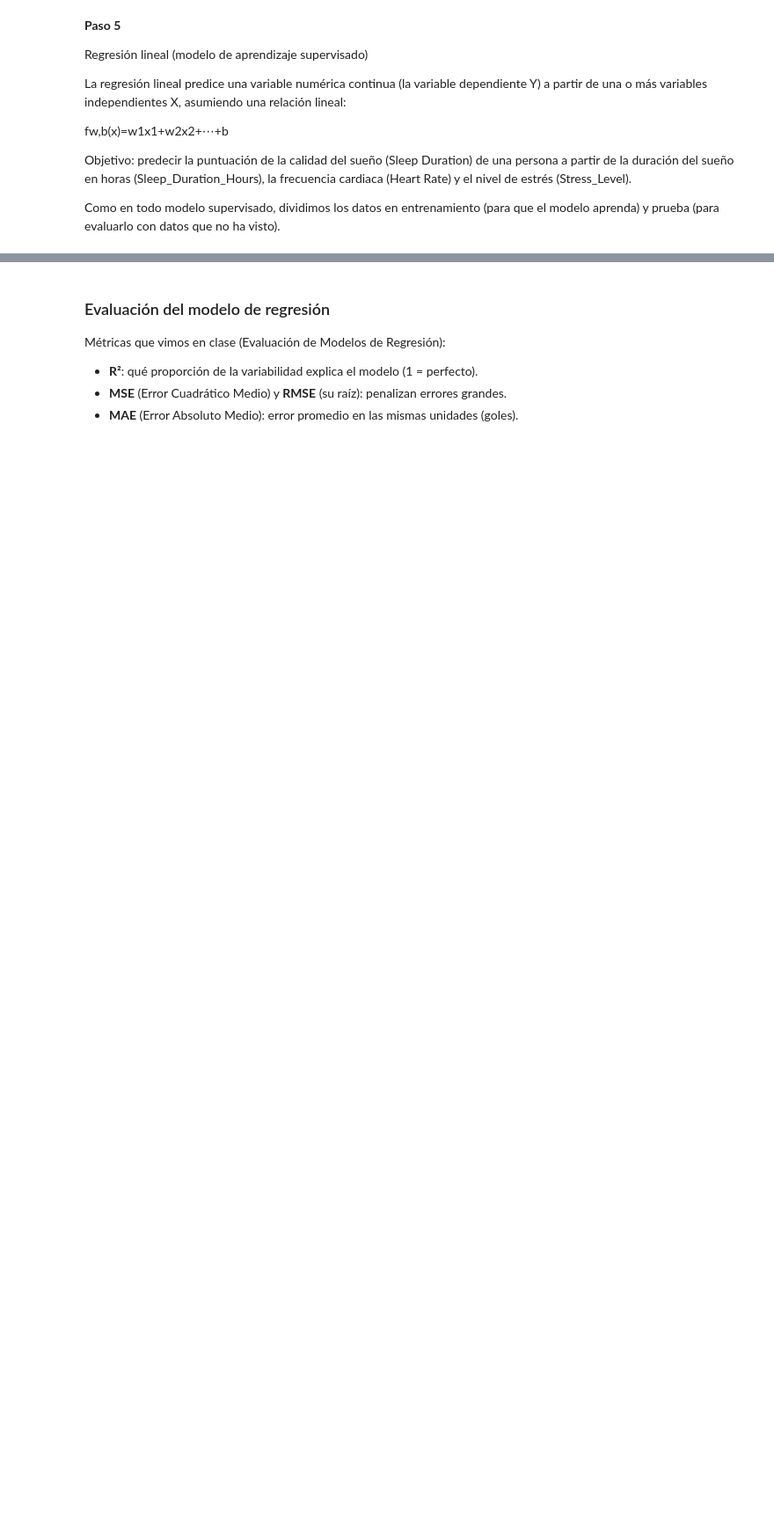
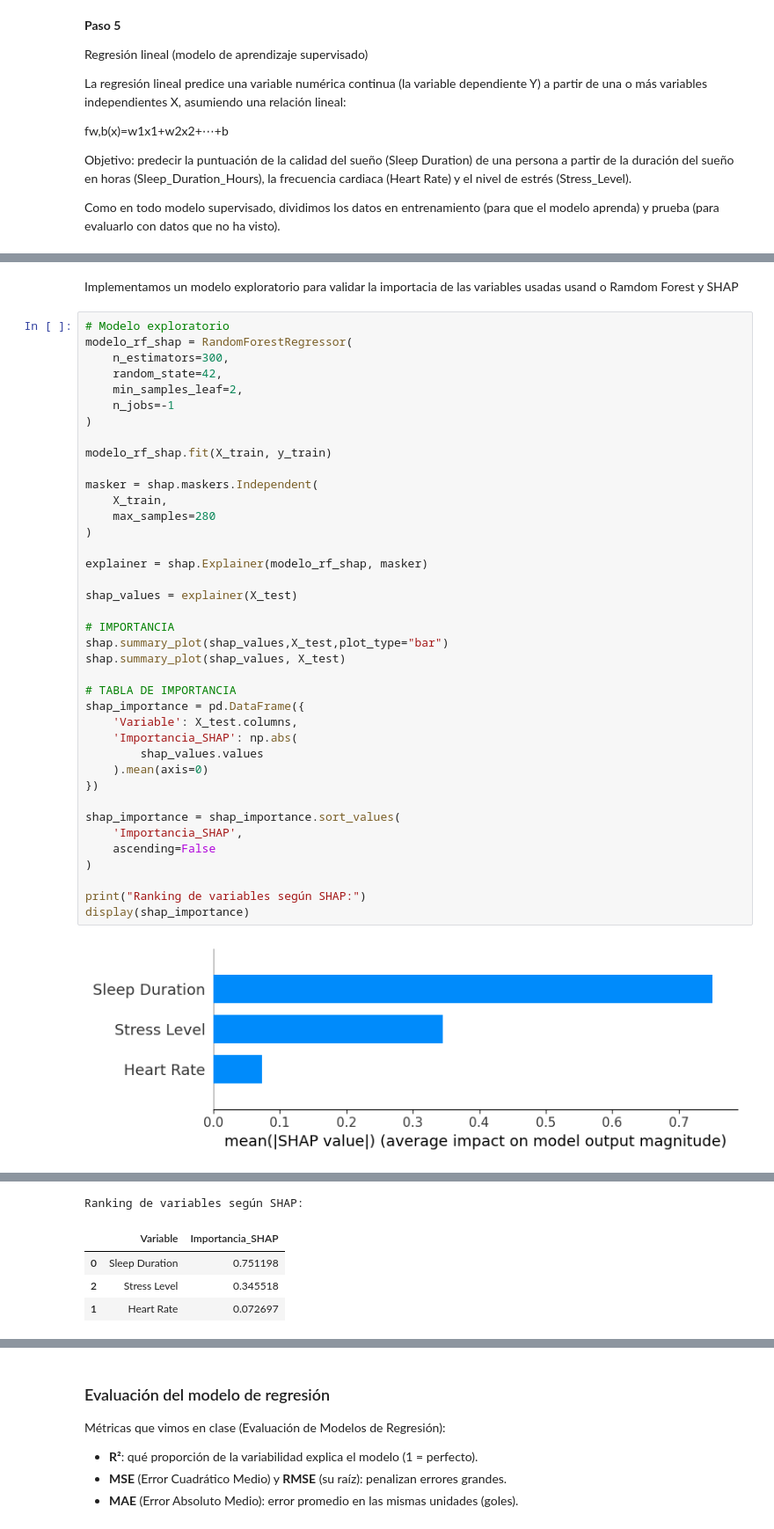
Before and after one commit to renan873/proyecto-machine-learning, a Jupyter notebook: Proyecto_Machine_Learning.ipynb, the cells around one changed output, grey strips where cells are left out. Shown at 88% size. Drawn from its saved outputs; the diff is of its cells as text; blank space fills up the shorter version.

Commit message:
Implementación ramdom forest y shap

```diff
--- a/Proyecto_Machine_Learning.ipynb
+++ b/Proyecto_Machine_Learning.ipynb
@@ -228,0 +243,43 @@ Como en todo modelo supervisado, dividimos los datos en entrenamiento (para que
+# %% [markdown]
+Implementamos un modelo exploratorio para validar la importacia de las variables usadas usand o Ramdom Forest y SHAP
+# %%
+# Modelo exploratorio
+modelo_rf_shap = RandomForestRegressor(
+    n_estimators=300,
+    random_state=42,
+    min_samples_leaf=2,
+    n_jobs=-1
+)
+
+modelo_rf_shap.fit(X_train, y_train)
+
+masker = shap.maskers.Independent(
+    X_train,
+    max_samples=280
+)
+
+explainer = shap.Explainer(modelo_rf_shap, masker)
+
+shap_values = explainer(X_test)
+
+# IMPORTANCIA
+shap.summary_plot(shap_values,X_test,plot_type="bar")
+shap.summary_plot(shap_values, X_test)
+
+# TABLA DE IMPORTANCIA
+shap_importance = pd.DataFrame({
+    'Variable': X_test.columns,
+    'Importancia_SHAP': np.abs(
+        shap_values.values
+    ).mean(axis=0)
+})
+
+shap_importance = shap_importance.sort_values(
+    'Importancia_SHAP',
+    ascending=False
+)
+
+print("Ranking de variables según SHAP:")
+display(shap_importance)
+# %% [output]
+[figure, added]
@@ -228,0 +287,5 @@ Como en todo modelo supervisado, dividimos los datos en entrenamiento (para que
+Ranking de variables según SHAP:
+|  | Variable | Importancia_SHAP |
+| 0 | Sleep Duration | 0.751198 |
+| 2 | Stress Level | 0.345518 |
+| 1 | Heart Rate | 0.072697 |
```
Also changed, not shown: parts of 9 cells of this notebook.
